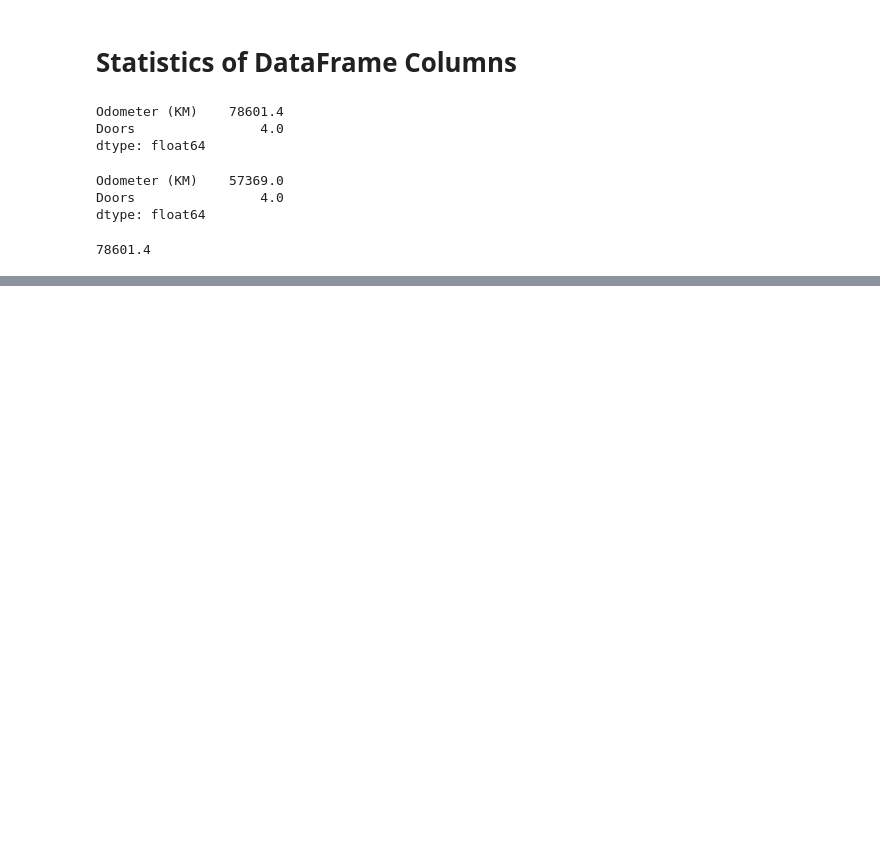
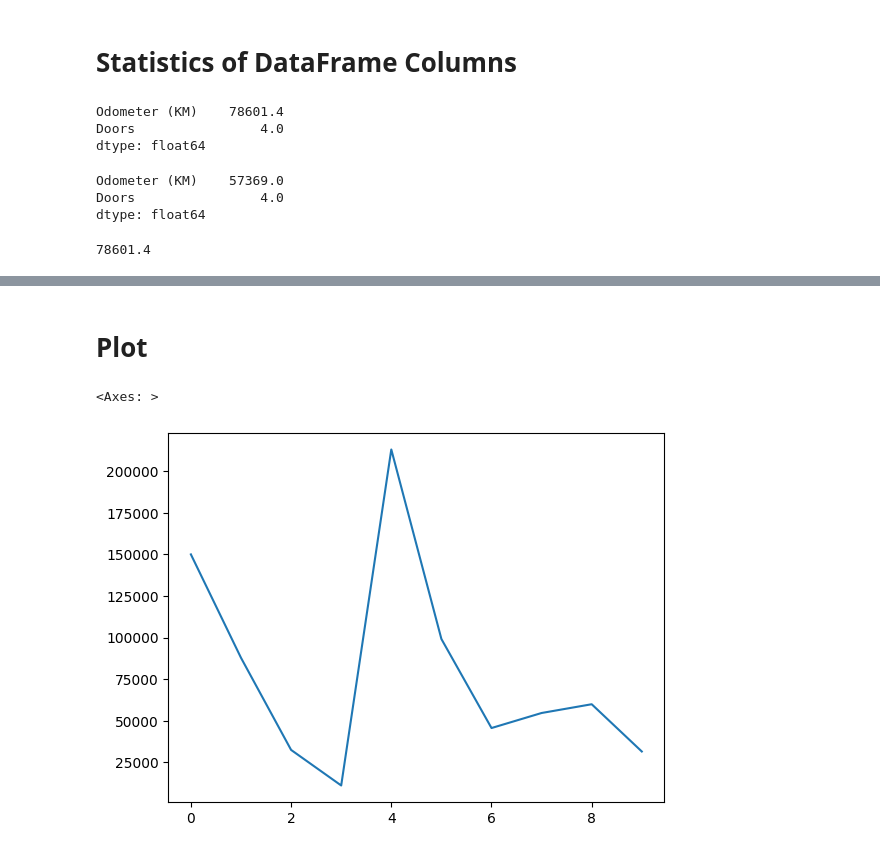
Before and after one commit to rajatverma311201/data-science-basics, a Jupyter notebook: intro-to-pandas.ipynb, the cells around one changed output, grey strips where cells are left out. Drawn from its saved outputs; the diff is of its cells as text; code cells hidden in the pictures; blank space fills up the shorter version.

```diff
--- a/intro-to-pandas.ipynb
+++ b/intro-to-pandas.ipynb
@@ -118,0 +326,7 @@ car_odo.mean()
+# %% [markdown]
+# Plot
+# %%
+car_sales["Odometer (KM)"].plot()
+# %% [output]
+<Axes: >
+[figure, added]
```
Also changed, not shown: parts of 49 cells of this notebook, 1 other file.
